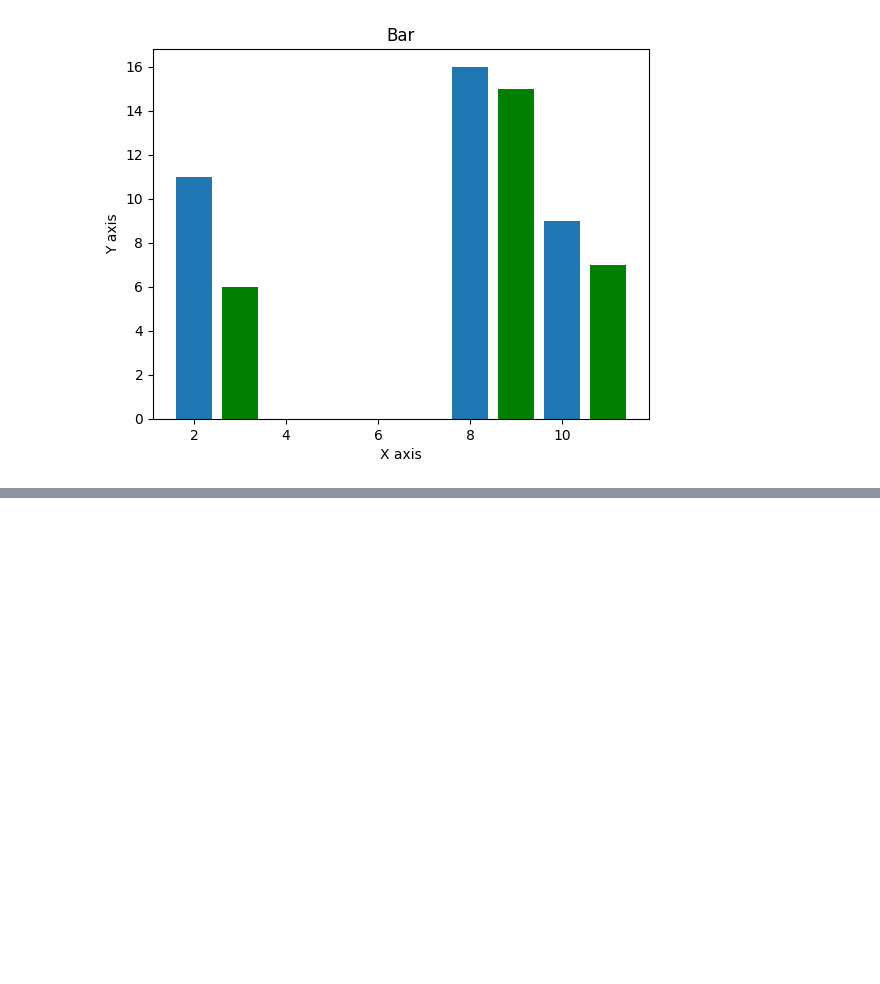
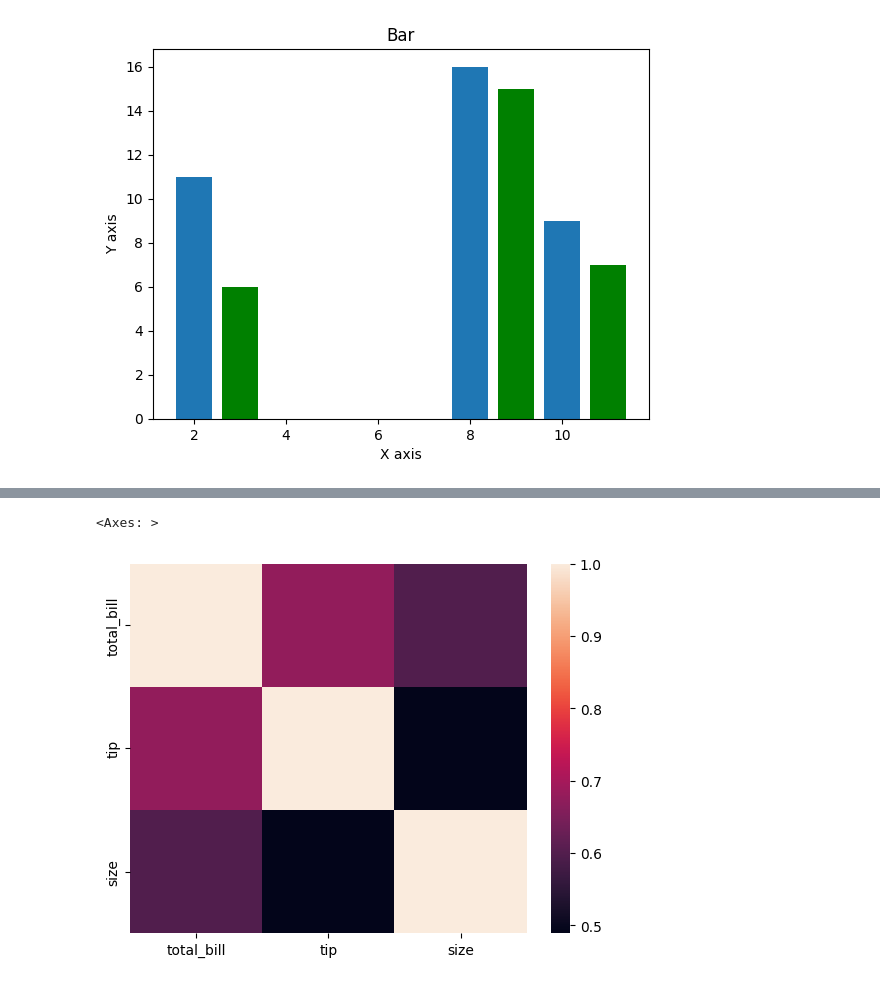
Before and after one commit to SUDHAN1022/Python-for-data-science, a Jupyter notebook: python_series.ipynb, the cells around one changed output, grey strips where cells are left out. Cells and saved outputs as stored; diff of their text form; code cells hidden in the pictures; blank space fills up the shorter version.

```diff
--- a/python_series.ipynb
+++ b/python_series.ipynb
@@ -627,0 +700,2 @@ Text(0, 0.5, 'Y axis')
+# %%
+df=sns.load_dataset("tips")
@@ -627,0 +723,6 @@ Text(0, 0.5, 'Y axis')
+# %%
+# Select only numeric columns for correlation
+numeric_df = df.select_dtypes(include=['number'])
+
+# Compute the correlation matrix
+numeric_df.corr()
@@ -627,0 +746,5 @@ Text(0, 0.5, 'Y axis')
+# %%
+sns.heatmap(numeric_df.corr())
+# %% [output]
+<Axes: >
+[figure, added]
```
Also changed, not shown: parts of 32 cells of this notebook.
